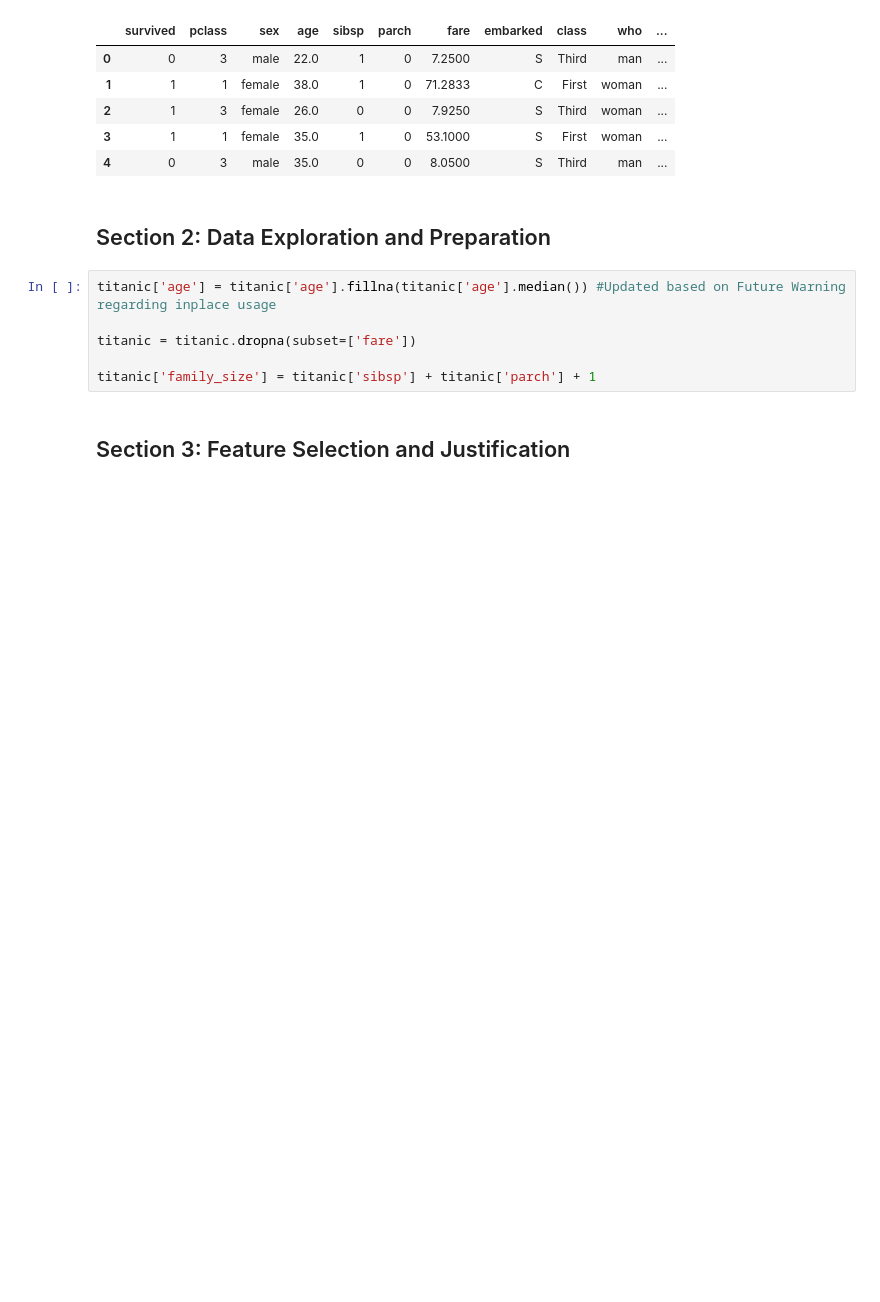
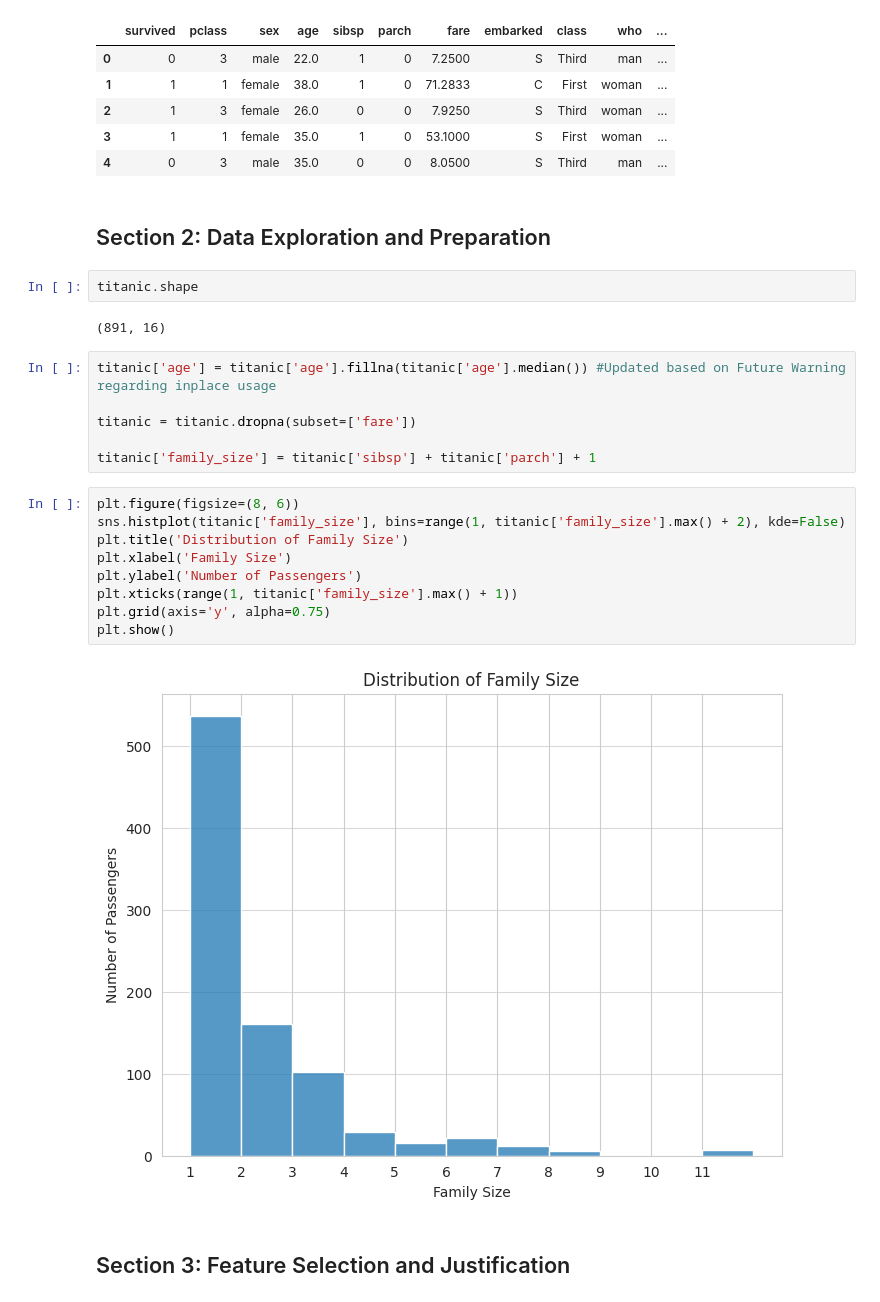
Before and after one commit to matthewpblock/applied-ml-matthew-block, a Jupyter notebook: notebooks/project04/ml04_block.ipynb, the cells around one changed output. Cells and saved outputs as stored; diff of their text form; blank space fills up the shorter version.

```diff
--- a/notebooks/project04/ml04_block.ipynb
+++ b/notebooks/project04/ml04_block.ipynb
@@ -31,12 +40,27 @@ titanic.head()
 | 4 | 0 | 3 | male | 35.0 | 0 | 0 | 8.0500 | S | Third | man | ... |
 # %% [markdown]
 ## Section 2: Data Exploration and Preparation
+# %%
+titanic.shape
+# %% [output]
+(891, 16)
 # %%
 titanic['age'] = titanic['age'].fillna(titanic['age'].median()) #Updated based on Future Warning regarding inplace usage
 
 titanic = titanic.dropna(subset=['fare'])
 
 titanic['family_size'] = titanic['sibsp'] + titanic['parch'] + 1
+# %%
+plt.figure(figsize=(8, 6))
+sns.histplot(titanic['family_size'], bins=range(1, titanic['family_size'].max() + 2), kde=False)
+plt.title('Distribution of Family Size')
+plt.xlabel('Family Size')
+plt.ylabel('Number of Passengers')
+plt.xticks(range(1, titanic['family_size'].max() + 1))
+plt.grid(axis='y', alpha=0.75)
+plt.show()
+# %% [output]
+[figure, added]
 # %% [markdown]
 ## Section 3: Feature Selection and Justification
 # %%
```
Also changed, not shown: parts of 17 cells of this notebook.
